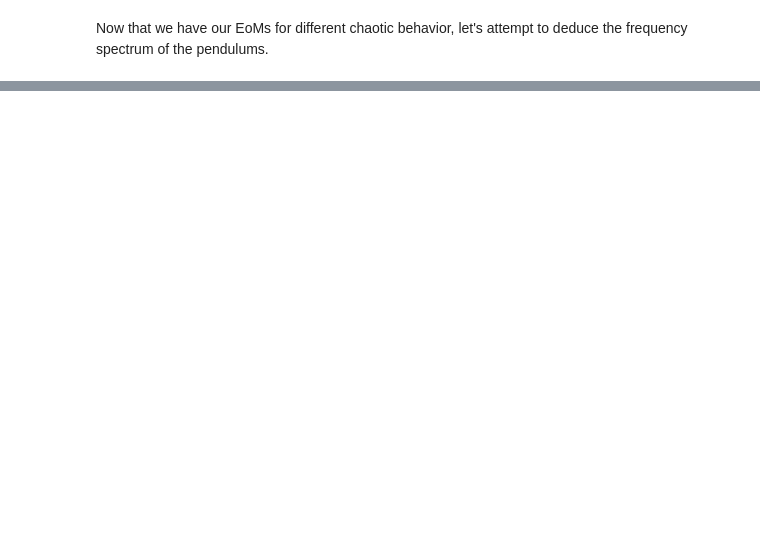
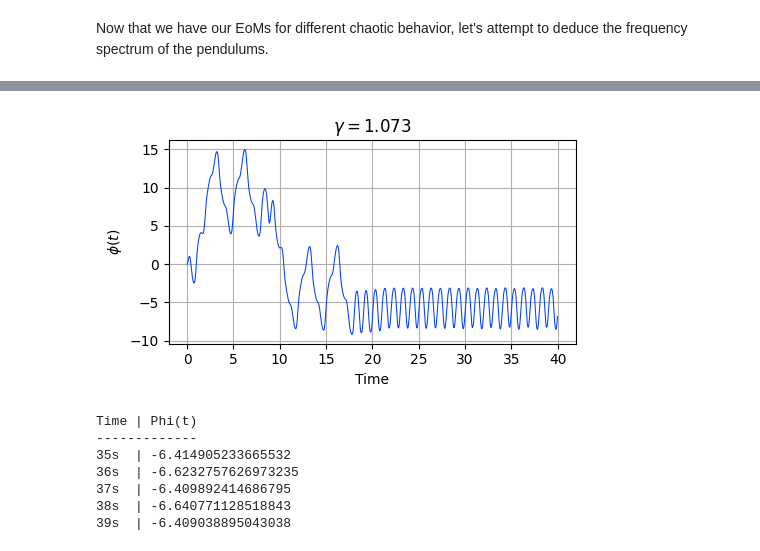
Before and after one commit to dylanbloodworth/LearningNumericalMethods, a Jupyter notebook: Chapter 3/3.4 Fourier.ipynb, the cells around one changed output, grey strips where cells are left out. Cells and saved outputs as stored; diff of their text form; code cells hidden in the pictures; blank space fills up the shorter version.

```diff
--- a/Chapter 3/3.4 Fourier.ipynb
+++ b/Chapter 3/3.4 Fourier.ipynb
@@ -352,0 +409,27 @@ plt.show()
+# %%
+gamma = 1.073 ; N = 4000
+
+coords, t = dsbRK4([0, 0], realrealPen, 2, N, h)
+x, v = coords
+
+plt.figure(figsize = (5, 3))
+plt.title('$\\gamma = 1.073$')
+plt.ylabel('$\\phi(t)$')
+plt.xlabel('Time')
+plt.plot(t, x)
+plt.show()
+
+print("Time | Phi(t)")
+print("-------------")
+
+for i in range(3500, 4000, 100):
+    print(str(round(t[i])) + "s  | " + str(x[i]))
+# %% [output]
+[figure, added]
+Time | Phi(t)
+-------------
+35s  | -6.414905233665532
+36s  | -6.6232757626973235
+37s  | -6.409892414686795
+38s  | -6.640771128518843
+39s  | -6.409038895043038
```
Also changed, not shown: parts of 19 cells of this notebook.
